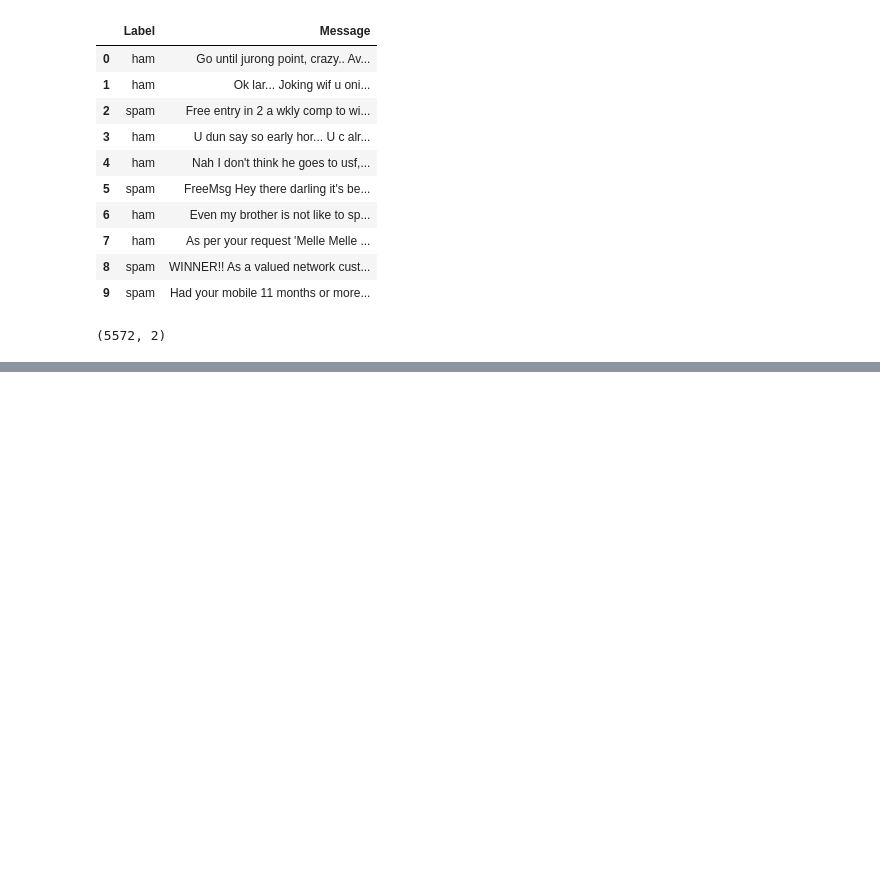
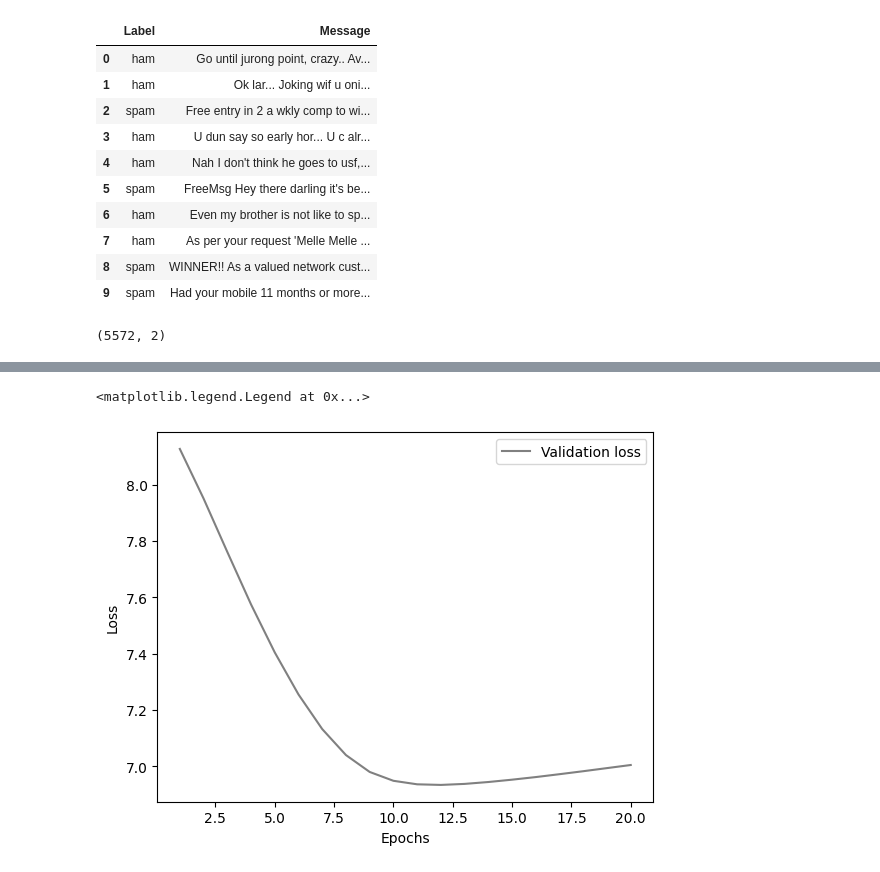
Before and after one commit to ROHIT779/ml-projects, a Jupyter notebook: sms-spam-classifier/sms_spam_classifier.ipynb, the cells around one changed output, grey strips where cells are left out. Saved outputs shown, nothing was run; the diff lists cells and outputs as text; code cells hidden in the pictures; blank space fills up the shorter version.

```diff
--- a/sms-spam-classifier/sms_spam_classifier.ipynb
+++ b/sms-spam-classifier/sms_spam_classifier.ipynb
@@ -135,0 +145,4 @@ Text(0.5, 1.0, 'Spam Message length and their counts')
+# %%
+data_messages = [data[1] for data in data_normalized]
+data_labels = [data[0] for data in data_normalized]
+X_train, X_test, y_train, y_test = train_test_split(data_messages, data_labels, test_size = 0.3)
@@ -135,0 +240,11 @@ Text(0.5, 1.0, 'Spam Message length and their counts')
+# %%
+# Plotting validation loss over the epochs
+val_loss = history.history['val_loss']
+epochs = range(1, len(val_loss) + 1)
+plt.plot(epochs, val_loss, color = 'grey', label = 'Validation loss')
+plt.xlabel('Epochs')
+plt.ylabel('Loss')
+plt.legend()
+# %% [output]
+<matplotlib.legend.Legend at 0x...>
+[figure, added]
```
Also changed, not shown: parts of 10 cells of this notebook.
